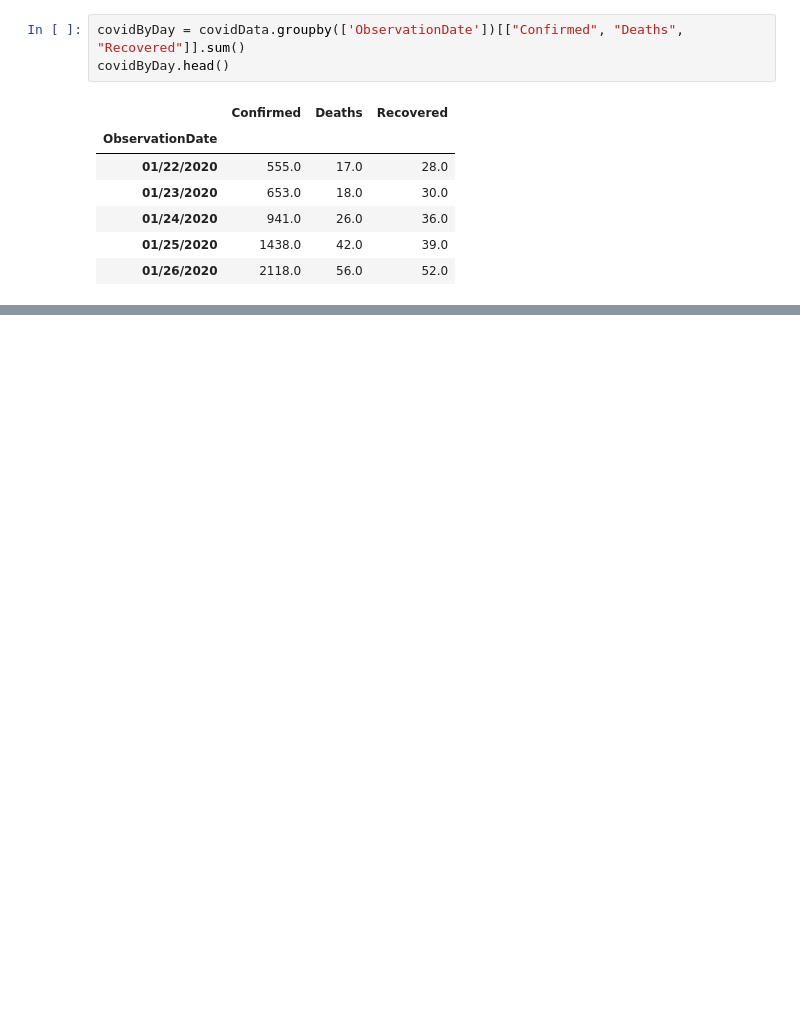
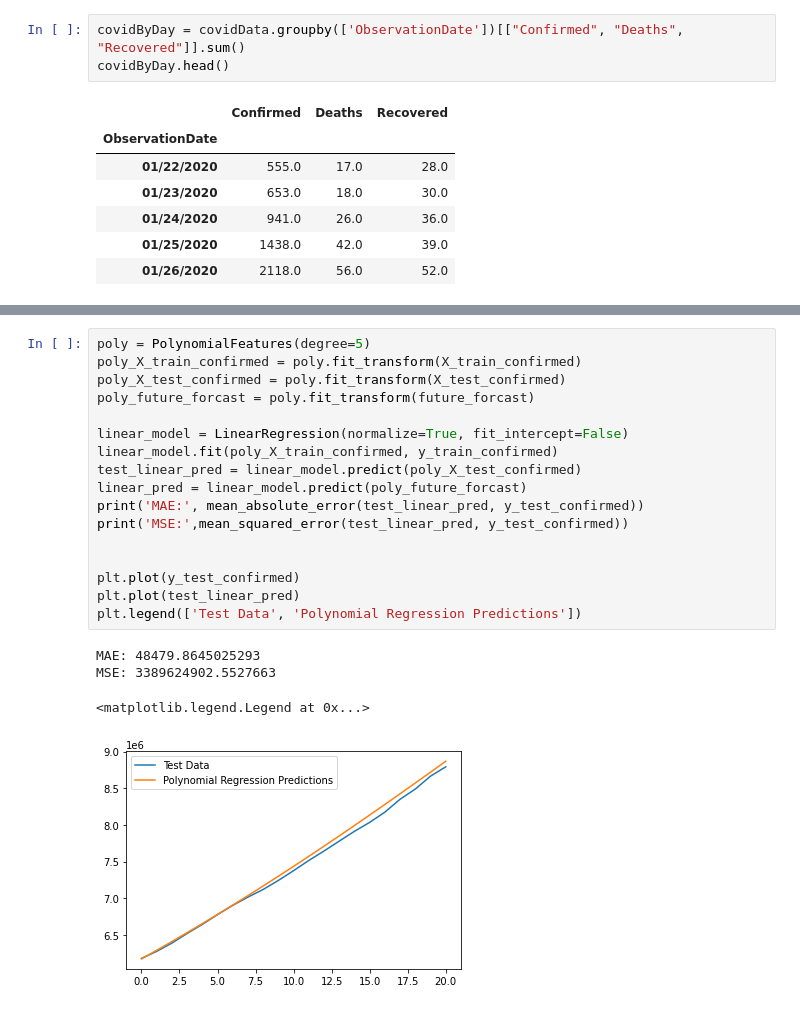
Before and after one commit to akats16/CoronaVirusAnalysis, a Jupyter notebook: ExploringCovid.ipynb, the cells around one changed output, grey strips where cells are left out. Drawn from its saved outputs; the diff is of its cells as text; blank space fills up the shorter version.

```diff
--- a/ExploringCovid.ipynb
+++ b/ExploringCovid.ipynb
@@ -119,0 +171,22 @@ Text(0.5, 1.0, 'Death Rate/ Day Globally')
+# %%
+poly = PolynomialFeatures(degree=5)
+poly_X_train_confirmed = poly.fit_transform(X_train_confirmed)
+poly_X_test_confirmed = poly.fit_transform(X_test_confirmed)
+poly_future_forcast = poly.fit_transform(future_forcast)
+
+linear_model = LinearRegression(normalize=True, fit_intercept=False)
+linear_model.fit(poly_X_train_confirmed, y_train_confirmed)
+test_linear_pred = linear_model.predict(poly_X_test_confirmed)
+linear_pred = linear_model.predict(poly_future_forcast)
+print('MAE:', mean_absolute_error(test_linear_pred, y_test_confirmed))
+print('MSE:',mean_squared_error(test_linear_pred, y_test_confirmed))
+
+
+plt.plot(y_test_confirmed)
+plt.plot(test_linear_pred)
+plt.legend(['Test Data', 'Polynomial Regression Predictions'])
+# %% [output]
+MAE: 48479.8645025293
+MSE: 3389624902.5527663
+<matplotlib.legend.Legend at 0x...>
+[figure, added]
```
Also changed, not shown: parts of 14 cells of this notebook.
